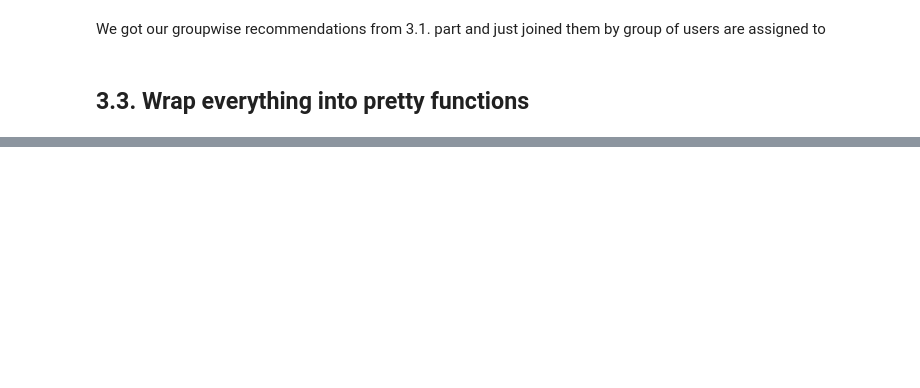
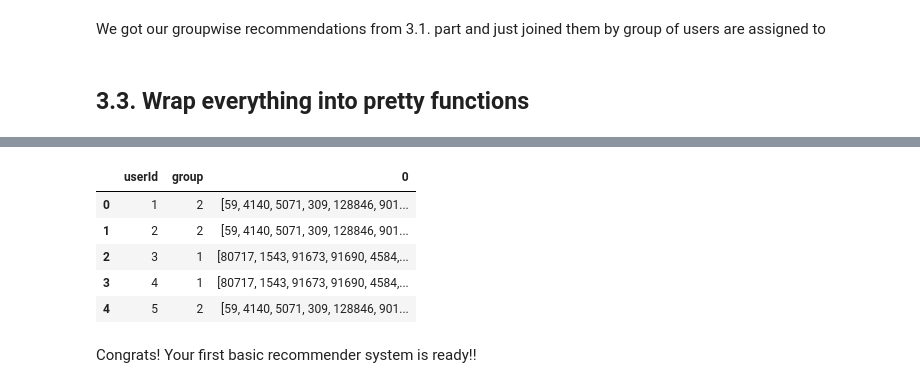
Before and after one commit to kshurik/rekkobook, a Jupyter notebook: notebook_drafts/baseline.ipynb, the cells around one changed output, grey strips where cells are left out. Cells and saved outputs as stored; diff of their text form; code cells hidden in the pictures; blank space fills up the shorter version.

```diff
--- a/notebook_drafts/baseline.ipynb
+++ b/notebook_drafts/baseline.ipynb
@@ -181,0 +263,14 @@ We got our groupwise recommendations from 3.1. part and just joined them by grou
+# %%
+# check group-wise
+recs = fit(data, item_col=ITEM_COLUMN, groups = ['group'])
+check_recs = recommend(users[['userId', 'group']], recs, ['group'])
+check_recs.head()
+# %% [output]
+|  | userId | group | 0 |
+| 0 | 1 | 2 | [59, 4140, 5071, 309, 128846, 901... |
+| 1 | 2 | 2 | [59, 4140, 5071, 309, 128846, 901... |
+| 2 | 3 | 1 | [80717, 1543, 91673, 91690, 4584,... |
+| 3 | 4 | 1 | [80717, 1543, 91673, 91690, 4584,... |
+| 4 | 5 | 2 | [59, 4140, 5071, 309, 128846, 901... |
+# %% [markdown]
+Congrats! Your first basic recommender system is ready!!
```
Also changed, not shown: parts of 21 cells of this notebook, 1 other file.
